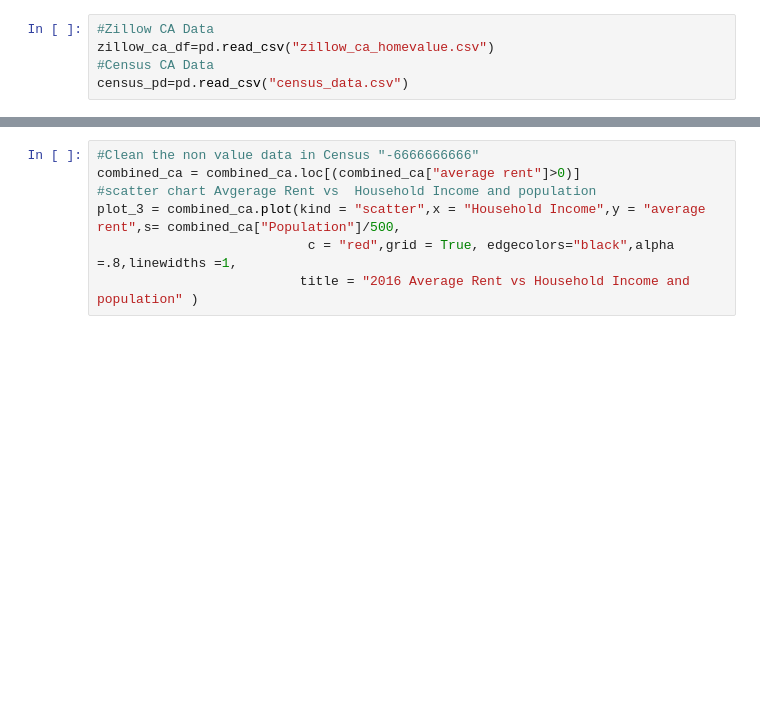
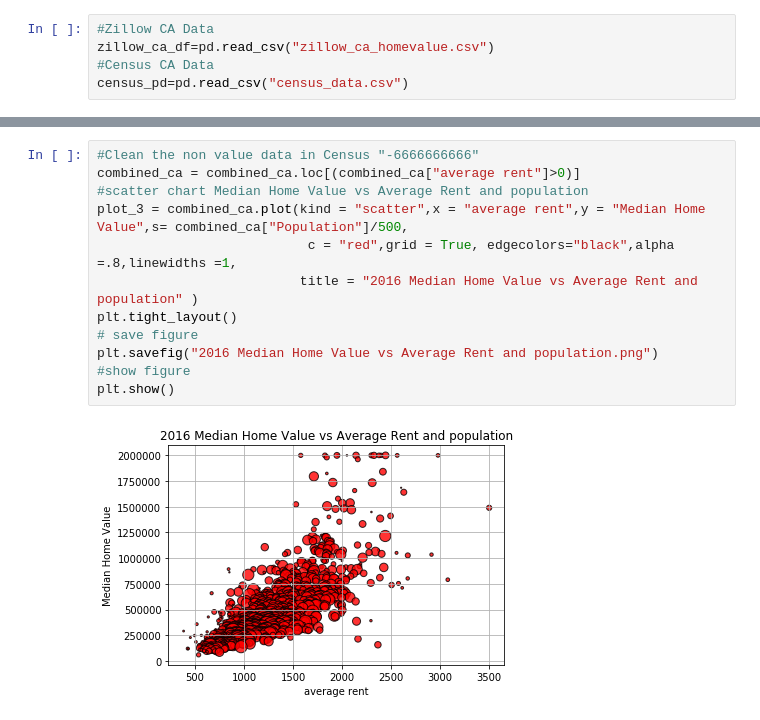
Before and after one commit to jwu047/Housing_Prices_CA, a Jupyter notebook: Combine_Census_Zillow_CA.ipynb, the cells around one changed output, grey strips where cells are left out. Cells and saved outputs as stored; diff of their text form; blank space fills up the shorter version.

```diff
--- a/Combine_Census_Zillow_CA.ipynb
+++ b/Combine_Census_Zillow_CA.ipynb
@@ -50,7 +104,14 @@ plot_1 = combined_ca.plot(kind = "scatter",x = "Household Income",y = "Median Ho
 # %%
 #Clean the non value data in Census "-6666666666"
 combined_ca = combined_ca.loc[(combined_ca["average rent"]>0)]
-#scatter chart Avgerage Rent vs  Household Income and population
-plot_3 = combined_ca.plot(kind = "scatter",x = "Household Income",y = "average rent",s= combined_ca["Population"]/500,
+#scatter chart Median Home Value vs Average Rent and population
+plot_3 = combined_ca.plot(kind = "scatter",x = "average rent",y = "Median Home Value",s= combined_ca["Population"]/500,
                            c = "red",grid = True, edgecolors="black",alpha =.8,linewidths =1,
-                          title = "2016 Average Rent vs Household Income and population" )
+                          title = "2016 Median Home Value vs Average Rent and population" )
+plt.tight_layout()
+# save figure
+plt.savefig("2016 Median Home Value vs Average Rent and population.png")
+#show figure
+plt.show()
+# %% [output]
+[figure, added]
```
Also changed, not shown: parts of 20 cells of this notebook.
